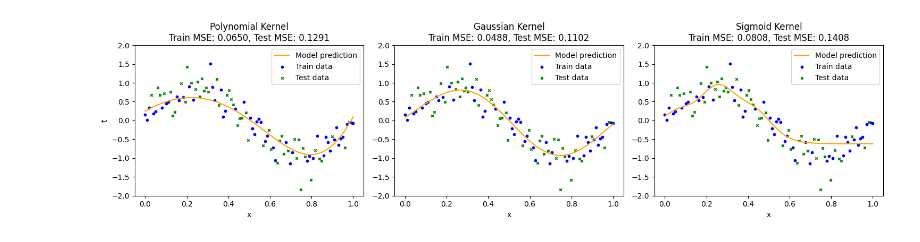
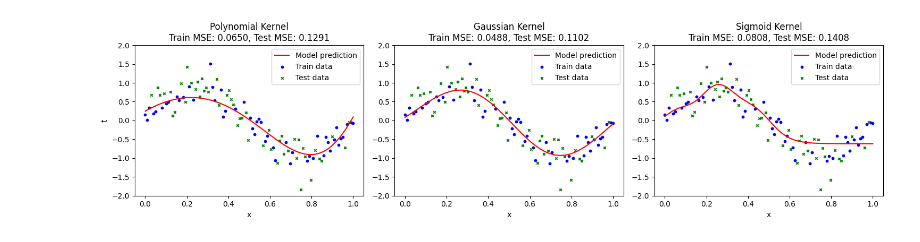
Before and after one commit to bhsh200/jpmc-case-study, a Jupyter notebook: Part3.ipynb, the cells around one changed output. Cells and saved outputs as stored; diff of their text form; code cells hidden in the pictures.

```diff
--- a/Part3.ipynb
+++ b/Part3.ipynb
@@ -121,32 +121,32 @@ for i, kernel in enumerate(kernel_types):
         y_vis = Phi_vis @ w_est
         train_err, test_err = KernelRegressionPred_Error(
             w_est, X_train, t_train, X_test, t_test,
             kernelType=kernel, M=M, centers=centers, sigma=sigma
         )
 
     elif kernel == 'sigmoid':
         w_est = KernelRegressionFit(X_train, t_train, kernelType=kernel, M=M, lamda=lamda,
                                     a=a, b=b)
         Phi_vis = get_kernel(x_vis, M, kernelType=kernel, a=a, b=b)
         y_vis = Phi_vis @ w_est
         train_err, test_err = KernelRegressionPred_Error(
         w_est, X_train, t_train, X_test, t_test, kernelType=kernel, M=M
         )
 
 
     # Plotting
     plt.subplot(1, 3, i + 1)
     plt.title(f'{kernel.capitalize()} Kernel\nTrain MSE: {train_err:.4f}, Test MSE: {test_err:.4f}')
-    plt.plot(x_vis, y_vis, label='Model prediction', color='orange')
+    plt.plot(x_vis, y_vis, label='Model prediction', color='red')
     plt.scatter(X_train, t_train, label='Train data', color='blue', s=10)
     plt.scatter(X_test, t_test, label='Test data', color='green', marker='x', s=10)
     plt.ylim(-2, 2)
     plt.xlabel('x')
     if i == 0:
         plt.ylabel('t')
     plt.legend()
 
 plt.tight_layout()
 plt.show()
 # %% [output]
-[figure, old version]
+[figure, new version]
```
Also changed, not shown: parts of 2 cells of this notebook.
